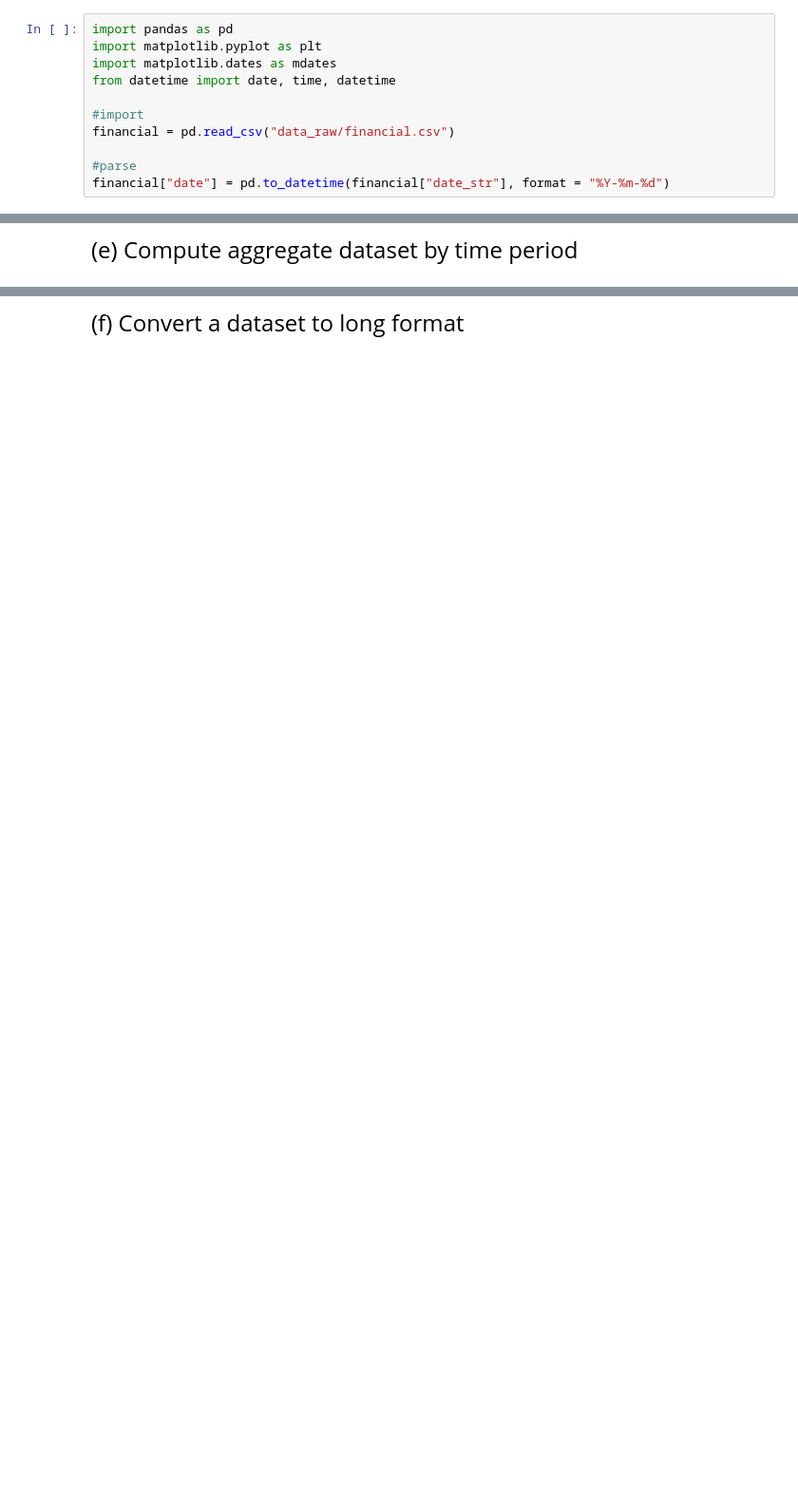
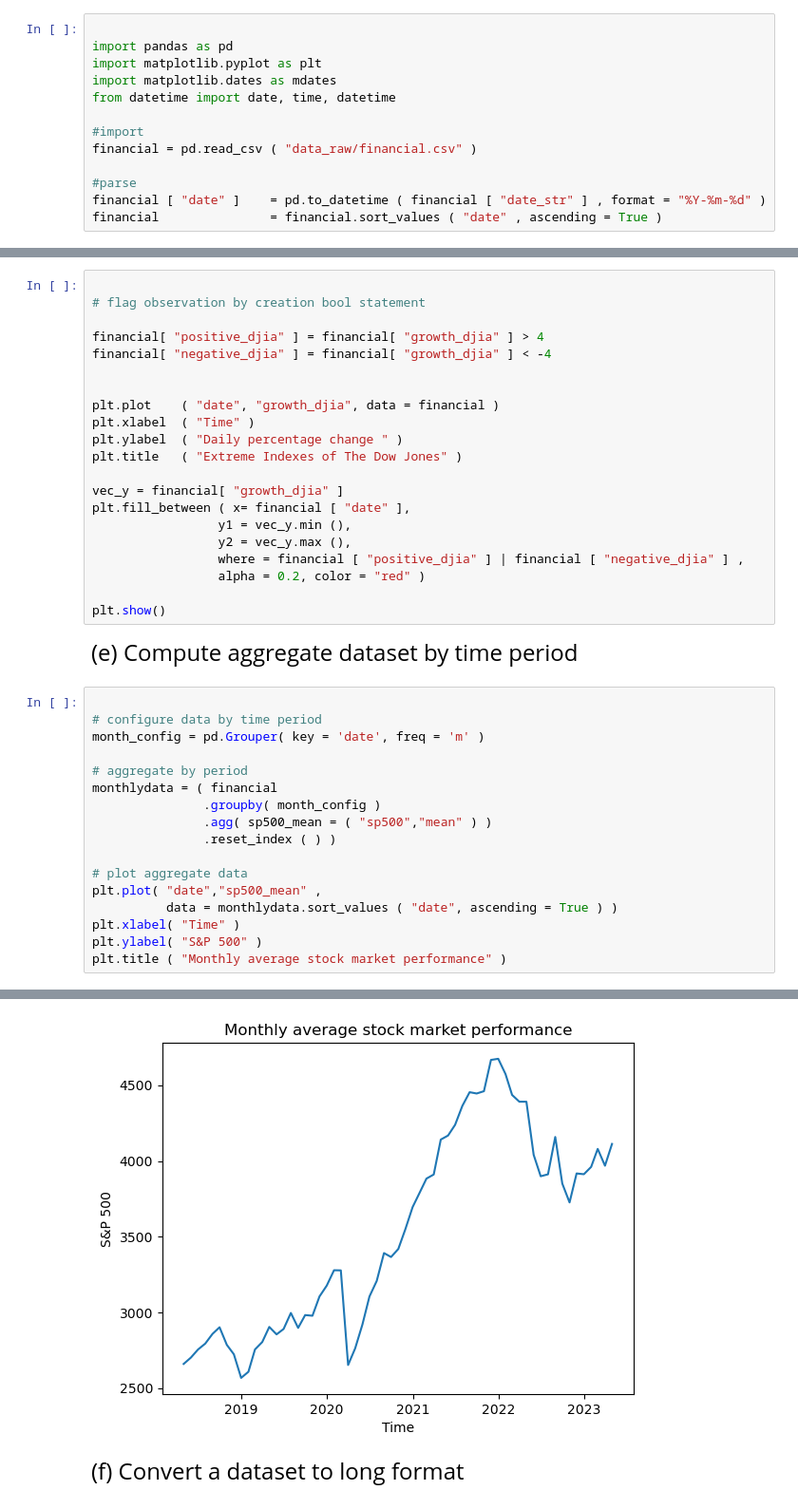
Before and after one commit to j-suave/emoryqtm151, a Jupyter notebook: Lecture 23/Lecture 23.ipynb, the cells around one changed output, grey strips where cells are left out. Shown at 95% size. Drawn from its saved outputs; the diff is of its cells as text; blank space fills up the shorter version.

```diff
--- a/Lecture 23/Lecture 23.ipynb
+++ b/Lecture 23/Lecture 23.ipynb
@@ -55,16 +55,18 @@ The quiz will use a time series dataset
 (a) Import a dataset, parse date column using wildcards <br>
 $\quad$ (see Lecture 21), and sort dataset
 # %%
+
 import pandas as pd
 import matplotlib.pyplot as plt
 import matplotlib.dates as mdates
 from datetime import date, time, datetime
 
 #import
-financial = pd.read_csv("data_raw/financial.csv")
+financial = pd.read_csv ( "data_raw/financial.csv" )
 
 #parse
-financial["date"] = pd.to_datetime(financial["date_str"], format = "%Y-%m-%d")
+financial [ "date" ]    = pd.to_datetime ( financial [ "date_str" ] , format = "%Y-%m-%d" )
+financial               = financial.sort_values ( "date" , ascending = True )
 # %% [markdown]
 <font size = "5">
 
@@ -78,7 +112,46 @@ financial["date"] = pd.to_datetime(financial["date_str"], format = "%Y-%m-%d")
 
 (d) Flag a subset of the data and produce a shaded plot <br>
 $\quad$ as in Lecture 22
+# %%
+
+# flag observation by creation bool statement
+
+financial[ "positive_djia" ] = financial[ "growth_djia" ] > 4
+financial[ "negative_djia" ] = financial[ "growth_djia" ] < -4
+
+
+plt.plot    ( "date", "growth_djia", data = financial )
+plt.xlabel  ( "Time" )
+plt.ylabel  ( "Daily percentage change " )
+plt.title   ( "Extreme Indexes of The Dow Jones" )
+
+vec_y = financial[ "growth_djia" ]
+plt.fill_between ( x= financial [ "date" ],
+                 y1 = vec_y.min (),
+                 y2 = vec_y.max (),
+                 where = financial [ "positive_djia" ] | financial [ "negative_djia" ] ,
+                 alpha = 0.2, color = "red" )
+
+plt.show()
 # %% [markdown]
 <font size = "5">
 
 (e) Compute aggregate dataset by time period
+# %%
+
+# configure data by time period
+month_config = pd.Grouper( key = 'date', freq = 'm' )
+
+# aggregate by period
+monthlydata = ( financial
+               .groupby( month_config )
+               .agg( sp500_mean = ( "sp500","mean" ) )
+               .reset_index ( ) )
+
+# plot aggregate data
+plt.plot( "date","sp500_mean" ,
+          data = monthlydata.sort_values ( "date", ascending = True ) )
+plt.xlabel( "Time" )
+plt.ylabel( "S&P 500" )
+plt.title ( "Monthly average stock market performance" )
+# %% [output]
@@ -85,3 +159,4 @@ $\quad$ as in Lecture 22
+[figure, added]
 # %% [markdown]
 <font size = "5">
 
```
Also changed, not shown: parts of 4 cells of this notebook, 1 other file.
